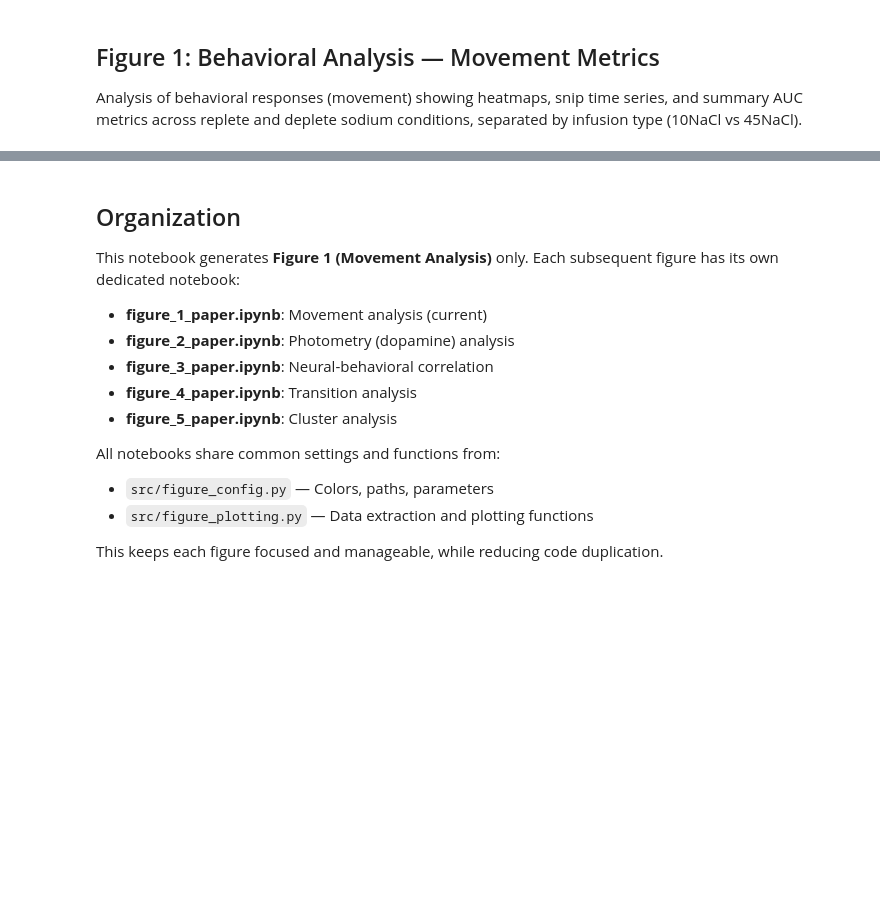
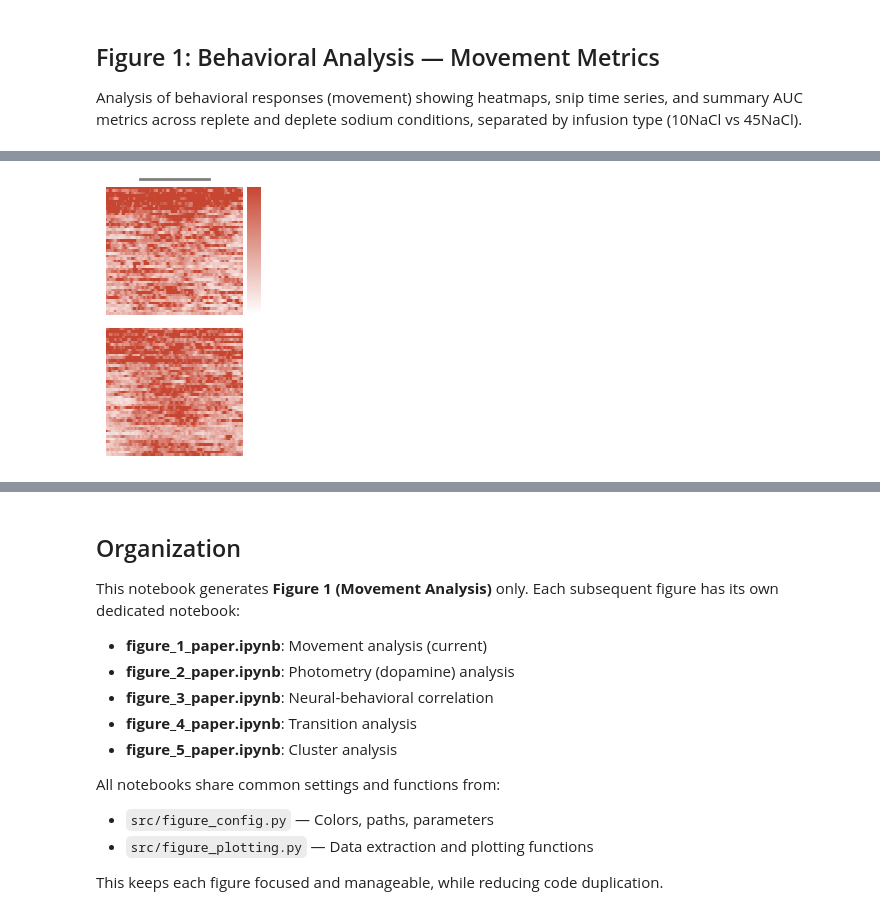
Before and after one commit to jaimemcc/bazzino, a Jupyter notebook: notebooks/figure_1_paper.ipynb, the cells around one changed output, grey strips where cells are left out. Drawn from its saved outputs; the diff is of its cells as text; code cells hidden in the pictures; blank space fills up the shorter version.

```diff
--- a/notebooks/figure_1_paper.ipynb
+++ b/notebooks/figure_1_paper.ipynb
@@ -136,22 +97,20 @@ print("="*60 + "\n")
 # %%
-
-
-
 # Smoothing angvel data and zscoring for plotting
-# snips_angvel_smoothed = smooth_array(snips_angvel, window_size=BEHAV_SMOOTH_WINDOW)
+snips_angvel_smoothed = smooth_array(snips_angvel, window_size=BEHAV_SMOOTH_WINDOW)
 # snips_angvel_zscored = zscore(snips_angvel_smoothed, baseline_points=50)
-snips_angvel_zscored = zscore_to_entire_session(snips_angvel, x_array, "angvel")  # Z-score using entire session stats
+# snips_angvel_zscored = zscore_to_entire_session(snips_angvel, x_array, "angvel")  # Z-score using entire session stats
 # snips_angvel_smoothed = smooth_array(snips_angvel_zscored, window_size=BEHAV_SMOOTH_WINDOW)
-snips_angvel_to_plot = np.array(snips_angvel_zscored)  # Use smoothed and z-scored data for all subsequent analyses and plotting
+snips_to_plot = np.array(snips_movement)  # Use smoothed and z-scored data for all subsequent analyses and plotting
 
 # Parameters for visualization - MOVEMENT
 # Use dynamic scaling based on actual data ranges (asymmetric, not symmetric)
 # This ensures heatmaps use the full range of your data without artificial symmetry
-vmin = np.nanpercentile(snips_angvel, 5)  # 5th percentile for lower bound
-vmax = np.nanpercentile(snips_angvel, 95)  # 95th percentile for upper bound
+vmin = np.nanpercentile(snips_movement, 5)  # 5th percentile for lower bound
+vmax = np.nanpercentile(snips_movement, 95)  # 95th percentile for upper bound
 vlim = (vmin, vmax)
 print(f"Angular Velocity - Calculated asymmetric vlims: vmin={vmin:.4f}, vmax={vmax:.4f}")
-vlim = (-0.75, 0.75) # for zscored data
+# vlim = (-0.75, 0.75) # for zscored data
+vlim = (0, 0.02)
 
 # Calculate dynamic y-limits based on all snips data - MOVEMENT
 print("\n" + "="*60)
@@ -159,8 +118,8 @@ print("CALCULATING Y-LIMITS FOR TIME SERIES PLOTS")
 print("="*60)
 
 # Get all condition/infusion combinations to compute limits
-rep_10, rep_45 = get_mean_snips(snips_angvel, x_array, "replete")
-dep_10, dep_45 = get_mean_snips(snips_angvel, x_array, "deplete")
+rep_10, rep_45 = get_mean_snips(snips_movement, x_array, "replete")
+dep_10, dep_45 = get_mean_snips(snips_movement, x_array, "deplete")
 
 # Calculate y-limits based on all snips with 5% padding
 calc_ylims = calculate_ylims([rep_10, rep_45, dep_10, dep_45], pad_percentage=5)
@@ -171,3 +130,4 @@ print("="*60 + "\n")
 
 # Use calculated limits or override with fixed values if preferred
 ylims = calc_ylims
+# ylims = (-0.1, 4)
@@ -174,26 +143,22 @@ ylims = calc_ylims
 # %%
 ### 1A. Heatmaps — Replete Condition
 
 f, ax1, ax2, cbar_ax = init_heatmap_figure()
 
 # Replete + 10NaCl
-heatmap_data_rep_10 = get_heatmap_data(snips_angvel_to_plot, x_array, "replete", "10NaCl")
+heatmap_data_rep_10 = get_heatmap_data(snips_to_plot, x_array, "replete", "10NaCl")
 replete_10_auc = get_auc(heatmap_data_rep_10)
 make_heatmap(heatmap_data_rep_10, ax1, vlim, inf_bar=True, cmap=custom_cmap)
 
 # Replete + 45NaCl
-heatmap_data_rep_45 = get_heatmap_data(snips_angvel_to_plot, x_array, "replete", "45NaCl")
+heatmap_data_rep_45 = get_heatmap_data(snips_to_plot, x_array, "replete", "45NaCl")
 replete_45_auc = get_auc(heatmap_data_rep_45)
 make_heatmap(heatmap_data_rep_45, ax2, vlim, cbar_ax=cbar_ax, cmap=custom_cmap)
 
-ax1.set_title("Replete + 10NaCl", fontsize=10)
-ax2.set_title("Replete + 45NaCl", fontsize=10)
-
 if SAVE_FIGS:
-    save_figure(f, "fig1_heatmap_movement_replete", FIGSFOLDER)
-
-plt.tight_layout()
-plt.show()
+    save_figure(f, "fig1_heatmap_angvel_replete", FIGSFOLDER)
+# %% [output]
+[figure, added]
 # %%
 ### 1B. Heatmaps — Deplete Condition
 
```
Also changed, not shown: parts of 10 cells of this notebook, 13 other files.
